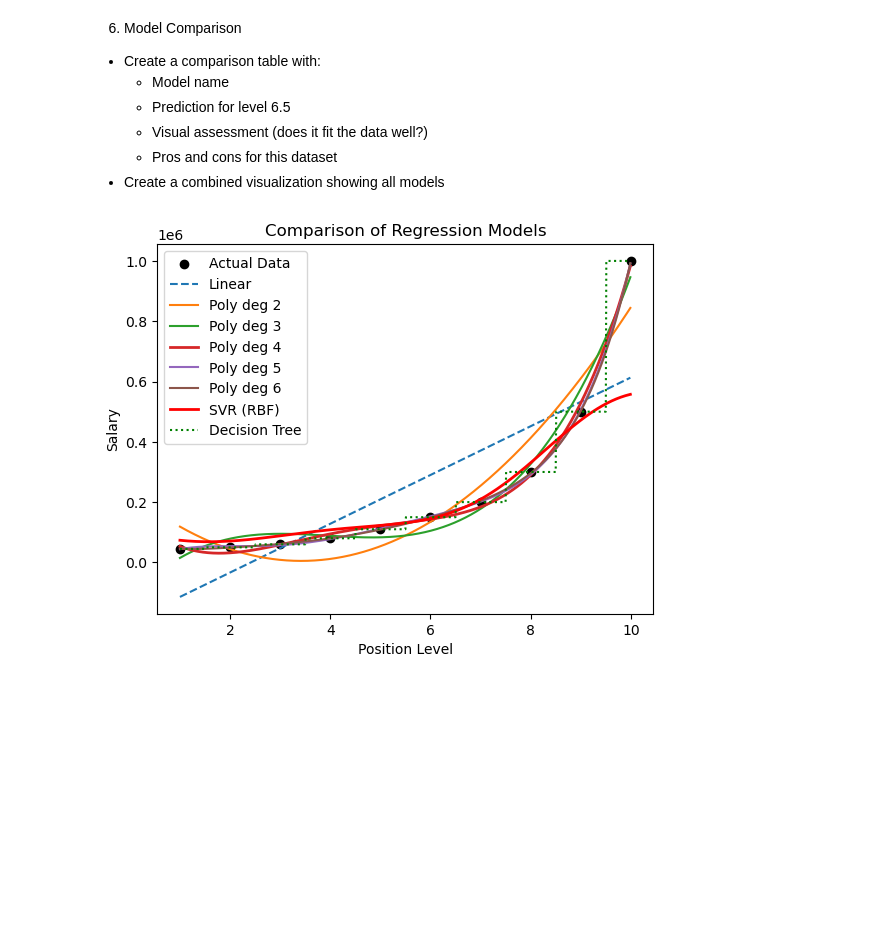
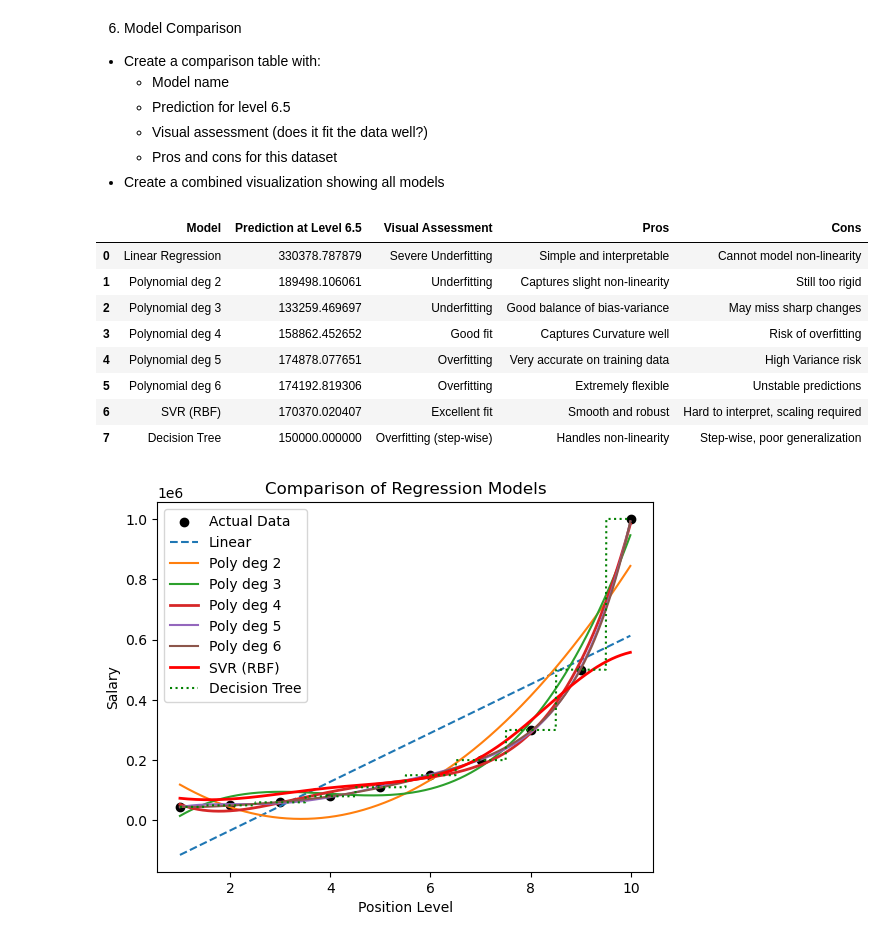
Before and after one commit to Blessing-Ekeh/dataraflow-week15-supervised-learning, a Jupyter notebook: Take Home (1).ipynb, the cells around one changed output. Saved outputs shown, nothing was run; the diff lists cells and outputs as text; code cells hidden in the pictures; blank space fills up the shorter version.

```diff
--- a/Take Home (1).ipynb
+++ b/Take Home (1).ipynb
@@ -800,34 +800,44 @@ comparison_df = pd.DataFrame({
         "Underfitting",
         "Good fit",
         "Overfitting",
         "Overfitting",
         "Excellent fit",
         "Overfitting (step-wise)"
     ],
     "Pros": [
         "Simple and interpretable",
         "Captures slight non-linearity",
         "Good balance of bias-variance",
         "Captures Curvature well",
         "Very accurate on training data",
         "Extremely flexible",
         "Smooth and robust",
         "Handles non-linearity"
     ],
     "Cons": [
         "Cannot model non-linearity",
         "Still too rigid",
         "May miss sharp changes",
         "Risk of overfitting",
         "High Variance risk",
         "Unstable predictions",
         "Hard to interpret, scaling required",
         "Step-wise, poor generalization"
     ]
 })
 comparison_df
 # Save comparison table to CSV
-comparison_df.to_csv("model_comparison.csv", index=False)
+#comparison_df.to_csv("model_comparison.csv", index=False)
+# %% [output]
+|  | Model | Prediction at Level 6.5 | Visual Assessment | Pros | Cons |
+| 0 | Linear Regression | 330378.787879 | Severe Underfitting | Simple and interpretable | Cannot model non-linearity |
+| 1 | Polynomial deg 2 | 189498.106061 | Underfitting | Captures slight non-linearity | Still too rigid |
+| 2 | Polynomial deg 3 | 133259.469697 | Underfitting | Good balance of bias-variance | May miss sharp changes |
+| 3 | Polynomial deg 4 | 158862.452652 | Good fit | Captures Curvature well | Risk of overfitting |
+| 4 | Polynomial deg 5 | 174878.077651 | Overfitting | Very accurate on training data | High Variance risk |
+| 5 | Polynomial deg 6 | 174192.819306 | Overfitting | Extremely flexible | Unstable predictions |
+| 6 | SVR (RBF) | 170370.020407 | Excellent fit | Smooth and robust | Hard to interpret, scaling required |
+| 7 | Decision Tree | 150000.000000 | Overfitting (step-wise) | Handles non-linearity | Step-wise, poor generalization |
 # %%
 # --- MODEL COMPARISON PLOTTING ---
 # Grid
```
Also changed, not shown: parts of 14 cells of this notebook.
